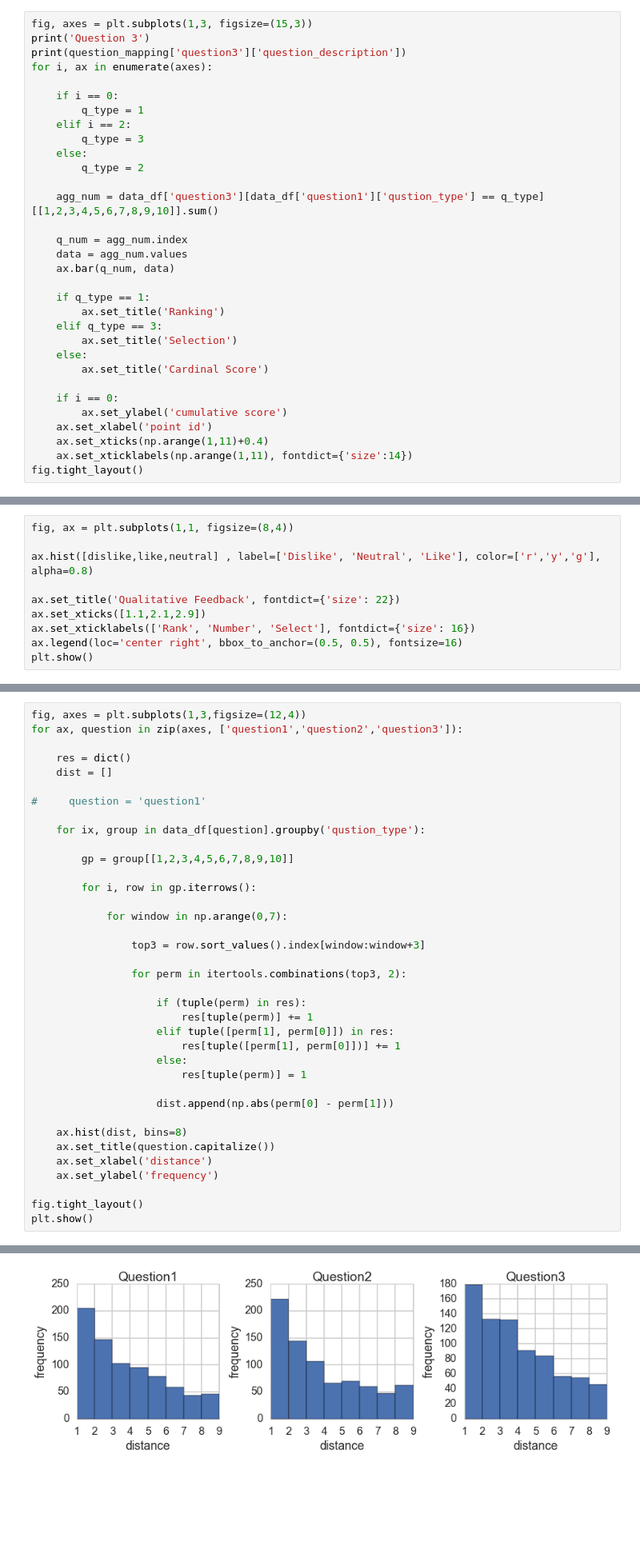
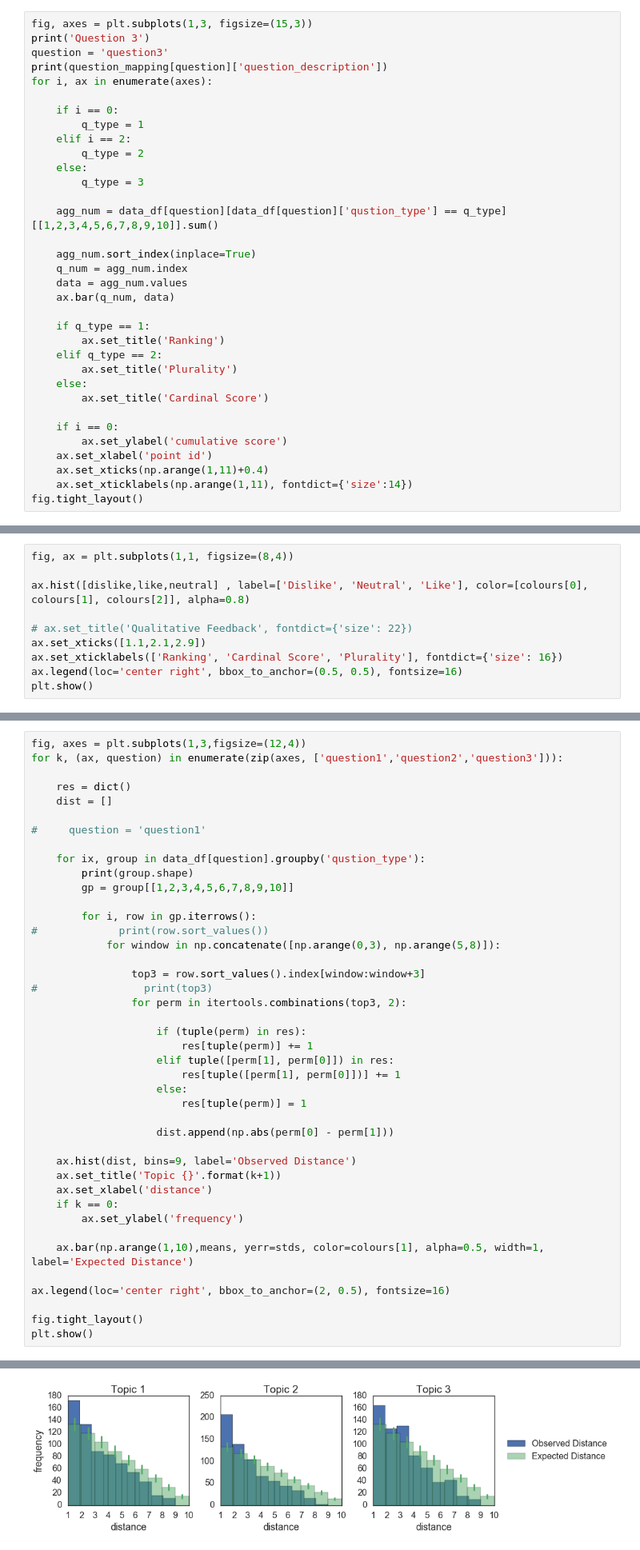
Before and after one commit to NickHoernle/group-mediator-bot, a Jupyter notebook: experiment/Experiment.ipynb, the cells around one changed output, grey strips where cells are left out. Shown: that part at 80% size. Saved outputs shown, nothing was run; the diff lists cells and outputs as text; blank space fills up the shorter version.

```diff
--- a/experiment/Experiment.ipynb
+++ b/experiment/Experiment.ipynb
@@ -169,26 +194,28 @@ Question 2
 # %%
 fig, axes = plt.subplots(1,3, figsize=(15,3))
 print('Question 3')
-print(question_mapping['question3']['question_description'])
+question = 'question3'
+print(question_mapping[question]['question_description'])
 for i, ax in enumerate(axes):
 
     if i == 0:
         q_type = 1
     elif i == 2:
+        q_type = 2
+    else:
         q_type = 3
-    else:
-        q_type = 2
 
-    agg_num = data_df['question3'][data_df['question1']['qustion_type'] == q_type][[1,2,3,4,5,6,7,8,9,10]].sum()
+    agg_num = data_df[question][data_df[question]['qustion_type'] == q_type][[1,2,3,4,5,6,7,8,9,10]].sum()
 
+    agg_num.sort_index(inplace=True)
     q_num = agg_num.index
     data = agg_num.values
     ax.bar(q_num, data)
 
     if q_type == 1:
         ax.set_title('Ranking')
-    elif q_type == 3:
-        ax.set_title('Selection')
+    elif q_type == 2:
+        ax.set_title('Plurality')
     else:
         ax.set_title('Cardinal Score')
 
@@ -568,11 +591,11 @@ for doc in qualitative_feedback:
 # %%
 fig, ax = plt.subplots(1,1, figsize=(8,4))
 
-ax.hist([dislike,like,neutral] , label=['Dislike', 'Neutral', 'Like'], color=['r','y','g'], alpha=0.8)
+ax.hist([dislike,like,neutral] , label=['Dislike', 'Neutral', 'Like'], color=[colours[0], colours[1], colours[2]], alpha=0.8)
 
-ax.set_title('Qualitative Feedback', fontdict={'size': 22})
+# ax.set_title('Qualitative Feedback', fontdict={'size': 22})
 ax.set_xticks([1.1,2.1,2.9])
-ax.set_xticklabels(['Rank', 'Number', 'Select'], fontdict={'size': 16})
+ax.set_xticklabels(['Ranking', 'Cardinal Score', 'Plurality'], fontdict={'size': 16})
 ax.legend(loc='center right', bbox_to_anchor=(0.5, 0.5), fontsize=16)
 plt.show()
 # %% [output]
@@ -604,7 +627,7 @@ data_df
 # Find the combination of choices most frequently in the top 4:
 # %%
 fig, axes = plt.subplots(1,3,figsize=(12,4))
-for ax, question in zip(axes, ['question1','question2','question3']):
+for k, (ax, question) in enumerate(zip(axes, ['question1','question2','question3'])):
 
     res = dict()
     dist = []
@@ -612,15 +635,15 @@ for ax, question in zip(axes, ['question1','question2','question3']):
 #     question = 'question1'
 
     for ix, group in data_df[question].groupby('qustion_type'):
-
+        print(group.shape)
         gp = group[[1,2,3,4,5,6,7,8,9,10]]
 
         for i, row in gp.iterrows():
-
-            for window in np.arange(0,7):
+#             print(row.sort_values())
+            for window in np.concatenate([np.arange(0,3), np.arange(5,8)]):
 
                 top3 = row.sort_values().index[window:window+3]
-
+#                 print(top3)
                 for perm in itertools.combinations(top3, 2):
 
                     if (tuple(perm) in res):
@@ -632,10 +655,15 @@ for ax, question in zip(axes, ['question1','question2','question3']):
 
                     dist.append(np.abs(perm[0] - perm[1]))
 
-    ax.hist(dist, bins=8)
-    ax.set_title(question.capitalize())
+    ax.hist(dist, bins=9, label='Observed Distance')
+    ax.set_title('Topic {}'.format(k+1))
     ax.set_xlabel('distance')
-    ax.set_ylabel('frequency')
+    if k == 0:
+        ax.set_ylabel('frequency')
+
+    ax.bar(np.arange(1,10),means, yerr=stds, color=colours[1], alpha=0.5, width=1, label='Expected Distance')
+
+ax.legend(loc='center right', bbox_to_anchor=(2, 0.5), fontsize=16)
 
 fig.tight_layout()
 plt.show()
@@ -643 +680 @@ plt.show()
-[figure, old version]
+[figure, new version]
```
Also changed, not shown: parts of 24 cells of this notebook, 1 other file.
